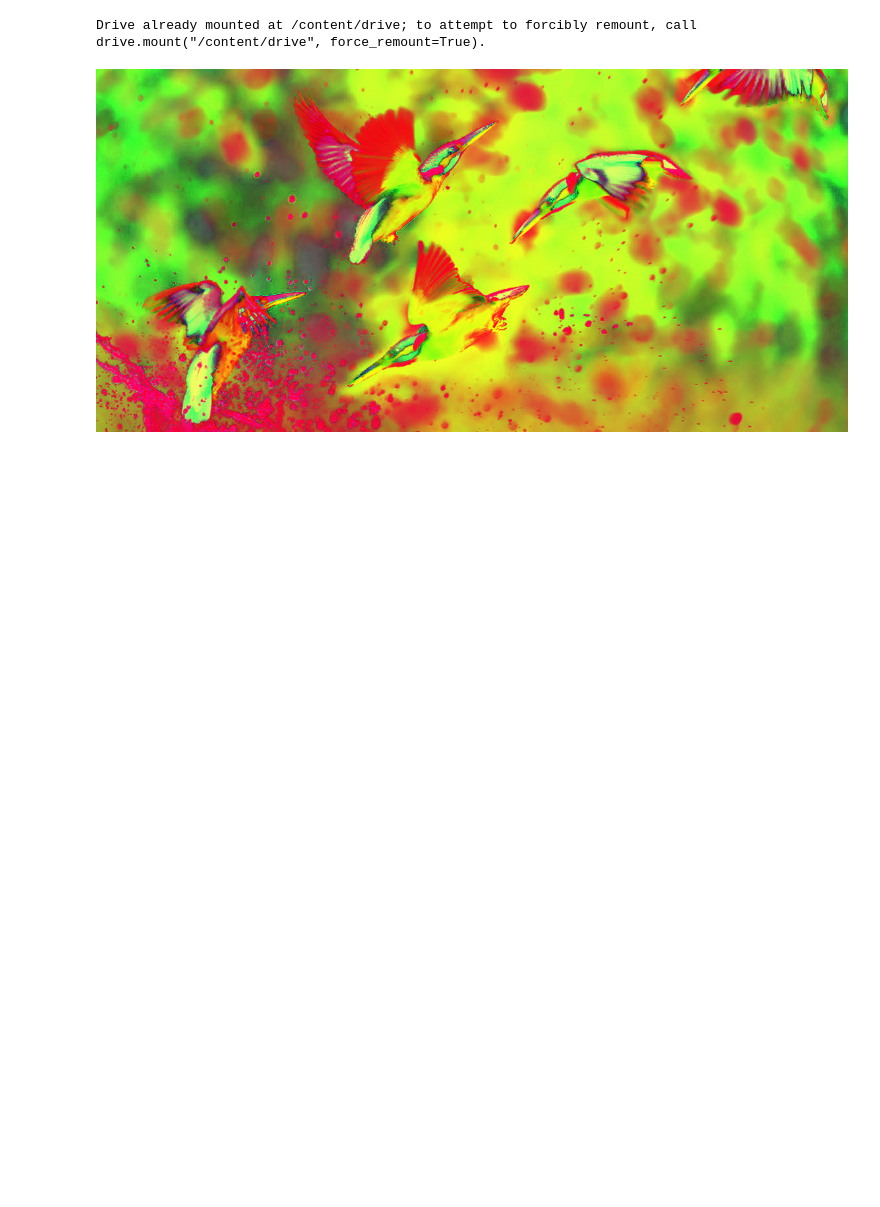
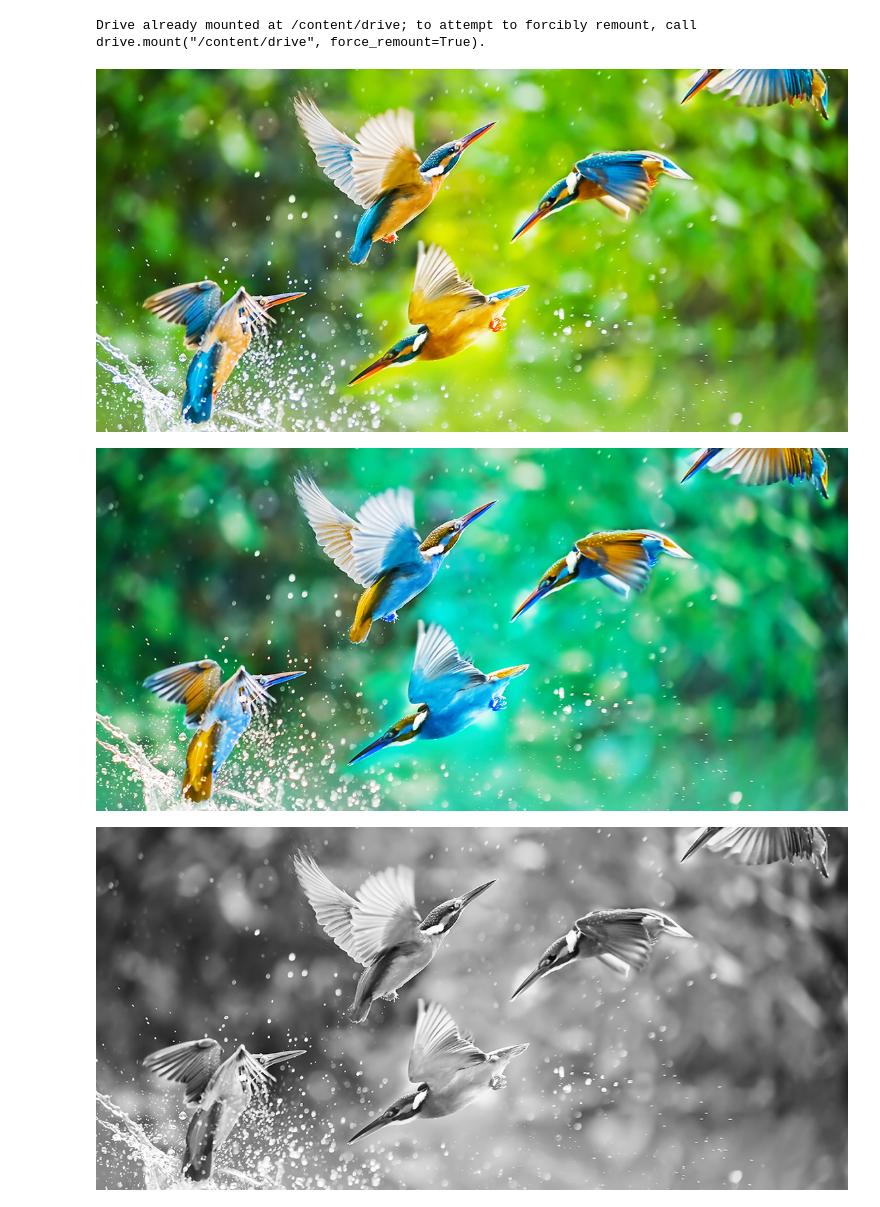
Before and after one commit to Deepsphere-AI/DSAI_Python_Programming, a Jupyter notebook: Unit-14/Python for Computer Vision/Program 289- CSLAB_COMPUTER_VISION_COLOR_SPACE_OPENCV.ipynb, the cells around one changed output. Cells and saved outputs as stored; diff of their text form; code cells hidden in the pictures; blank space fills up the shorter version.

```diff
--- a/Unit-14/Python for Computer Vision/Program 289- CSLAB_COMPUTER_VISION_COLOR_SPACE_OPENCV.ipynb
+++ b/Unit-14/Python for Computer Vision/Program 289- CSLAB_COMPUTER_VISION_COLOR_SPACE_OPENCV.ipynb
@@ -21,37 +21,36 @@
 
 import cv2
 
 from google.colab.patches import cv2_imshow
 
 from google.colab import drive
 
 drive.mount('/content/drive')
 
 vAR_CSLAB_Birds_Image = cv2.imread('/content/drive/MyDrive/Semester-4/Introduction to Computer Vision/Data/Birds.jpg')
 
-#cv2_imshow(vAR_CSLAB_Birds_Image)
-
 vAR_CSLAB_Birds_Image_RGB =cv2.cvtColor(vAR_CSLAB_Birds_Image,cv2.COLOR_BGRA2RGB)
-
-#cv2_imshow(vAR_CSLAB_Birds_Image_RGB)
 
 vAR_CSLAB_Birds_Image_GRAY =cv2.cvtColor(vAR_CSLAB_Birds_Image,cv2.COLOR_BGR2GRAY)
 
-#cv2_imshow(vAR_CSLAB_Birds_Image_GRAY)
-
 vAR_CSLAB_Birds_Image_HSV =cv2.cvtColor(vAR_CSLAB_Birds_Image,cv2.COLOR_BGR2HSV)
 
+cv2_imshow(vAR_CSLAB_Birds_Image)
+cv2_imshow(vAR_CSLAB_Birds_Image_RGB)
+cv2_imshow(vAR_CSLAB_Birds_Image_GRAY)
 cv2_imshow(vAR_CSLAB_Birds_Image_HSV)
 
 # ****************************************************************************************************************************
 #   Disclaimer.
 
 # We are providing this code block strictly for learning and researching, this is not a production
 # ready code. We have no liability on this particular code under any circumstances; users should use
 # this code on their own risk. All software, hardware and othr products that are referenced in these
 # materials belong to the respective vendor who developed or who owns this product.
 
 # ****************************************************************************************************************************
 # %% [output]
 Drive already mounted at /content/drive; to attempt to forcibly remount, call drive.mount("/content/drive", force_remount=True).
-[figure, old version]
+[figure, new version]
+[figure, added]
+[figure, added]
```
Also changed, not shown: parts of 1 cell of this notebook.
